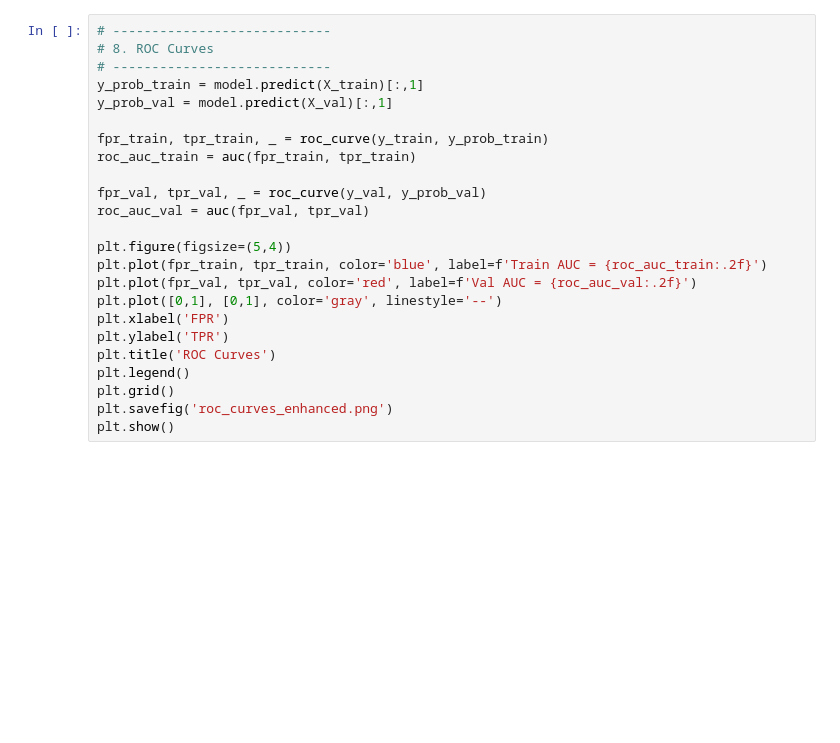
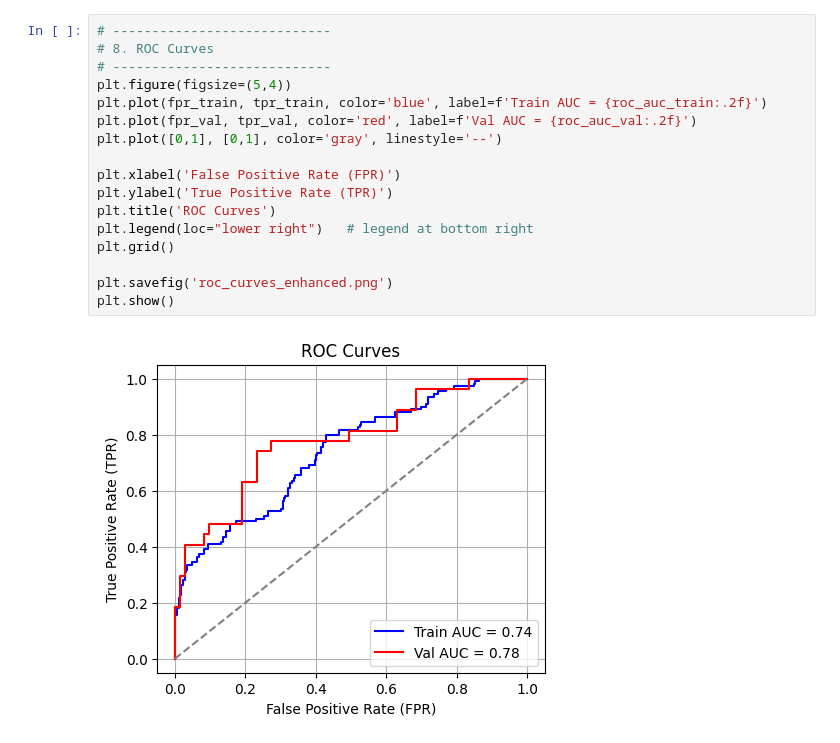
Before and after one commit to asheta66/CNN, a Jupyter notebook: Bridge_Cracks/Bridge_Cracks_CNN_Model.ipynb, the cells around one changed output. Cells and saved outputs as stored; diff of their text form; blank space fills up the shorter version.

```diff
--- a/Bridge_Cracks/Bridge_Cracks_CNN_Model.ipynb
+++ b/Bridge_Cracks/Bridge_Cracks_CNN_Model.ipynb
@@ -227,27 +278,22 @@ model.save_weights('enhanced_lightcnn_bridgecracks_weights.h5')
 # %%
 # ----------------------------
 # 8. ROC Curves
 # ----------------------------
-y_prob_train = model.predict(X_train)[:,1]
-y_prob_val = model.predict(X_val)[:,1]
-
-fpr_train, tpr_train, _ = roc_curve(y_train, y_prob_train)
-roc_auc_train = auc(fpr_train, tpr_train)
-
-fpr_val, tpr_val, _ = roc_curve(y_val, y_prob_val)
-roc_auc_val = auc(fpr_val, tpr_val)
-
 plt.figure(figsize=(5,4))
 plt.plot(fpr_train, tpr_train, color='blue', label=f'Train AUC = {roc_auc_train:.2f}')
 plt.plot(fpr_val, tpr_val, color='red', label=f'Val AUC = {roc_auc_val:.2f}')
 plt.plot([0,1], [0,1], color='gray', linestyle='--')
-plt.xlabel('FPR')
-plt.ylabel('TPR')
+
+plt.xlabel('False Positive Rate (FPR)')
+plt.ylabel('True Positive Rate (TPR)')
 plt.title('ROC Curves')
-plt.legend()
+plt.legend(loc="lower right")   # legend at bottom right
 plt.grid()
+
 plt.savefig('roc_curves_enhanced.png')
 plt.show()
+# %% [output]
+[figure, added]
 # %%
 import matplotlib.pyplot as plt
 import os
```
Also changed, not shown: parts of 8 cells of this notebook.
